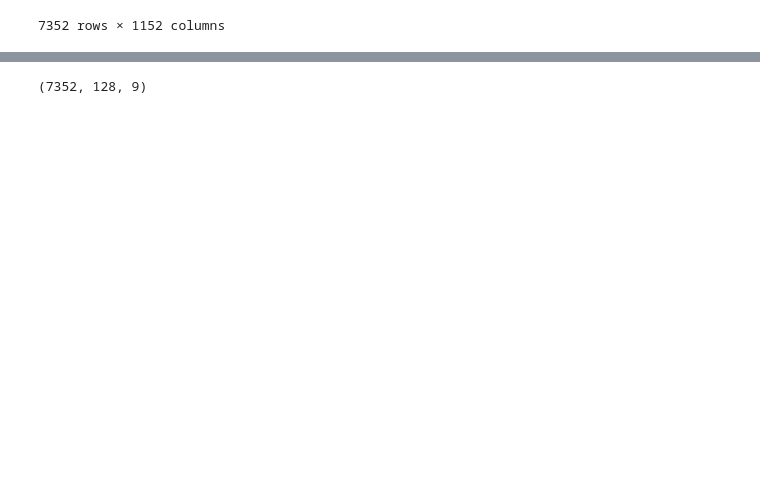
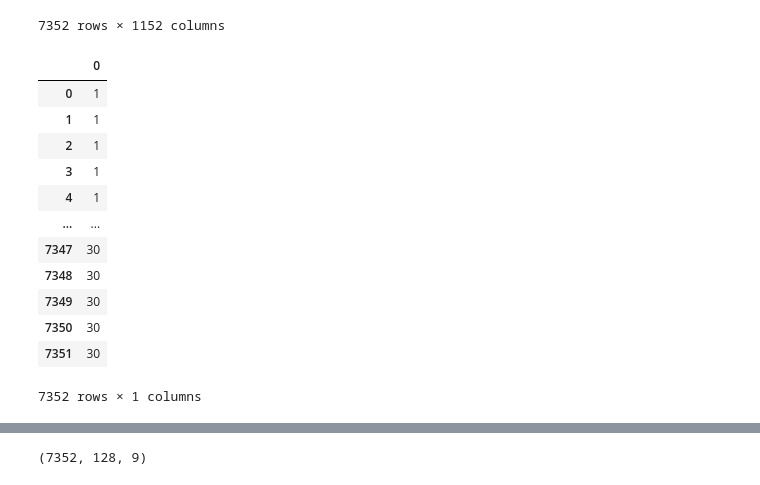
Before and after one commit to hyona-yu/HAR_python, a Jupyter notebook: har_with_uci_data_ver2.ipynb, the cells around one changed output, grey strips where cells are left out. Saved outputs shown, nothing was run; the diff lists cells and outputs as text; code cells hidden in the pictures; blank space fills up the shorter version.

```diff
--- a/har_with_uci_data_ver2.ipynb
+++ b/har_with_uci_data_ver2.ipynb
@@ -32,6 +33,7 @@ train_csv = pd.DataFrame()
 for s in signal:
   train_path = str(url + "train/Inertial Signals/"+ s + "train.txt")
   train_csv = pd.concat([train_csv, pd.read_csv(train_path, sep ='\s+', header = None)], axis = 1)
+  train_subject = pd.read_csv(url + 'train/subject_train.txt', header = None)
 # %%
 train_csv
 # %% [output]
@@ -48,6 +50,22 @@ train_csv
 | 7350 | -0.064806 | -0.079933 | -0.068350 | -0.038477 | -0.028679 | 0.018335 | 0.077571 | 0.253580 | 0.507805 | 0.583999 | 0.466749 | ... |
 | 7351 | -0.194471 | -0.173802 | -0.127545 | -0.108369 | -0.121152 | -0.074004 | -0.002135 | 0.177865 | 0.516936 | 0.701378 | 0.523162 | ... |
 7352 rows × 1152 columns
+# %%
+train_subject
+# %% [output]
+|  | 0 |
+| 0 | 1 |
+| 1 | 1 |
+| 2 | 1 |
+| 3 | 1 |
+| 4 | 1 |
+| ... | ... |
+| 7347 | 30 |
+| 7348 | 30 |
+| 7349 | 30 |
+| 7350 | 30 |
+| 7351 | 30 |
+7352 rows × 1 columns
 # %%
 test_csv = pd.DataFrame()
 for s in signal:
```
Also changed, not shown: parts of 105 cells of this notebook.
